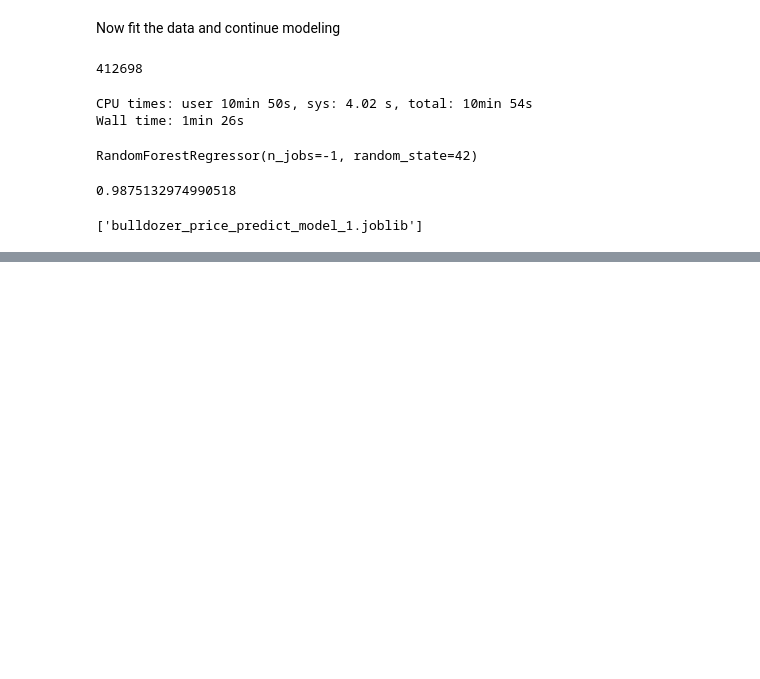
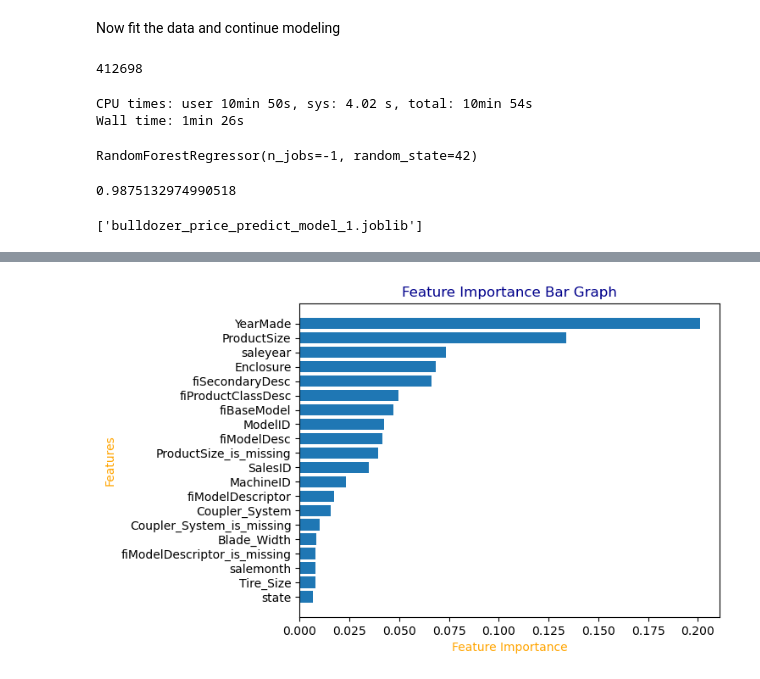
Before and after one commit to oitik/Machine_learning, a Jupyter notebook: supervised-learning-project-2/end-to-end-bulldozer-price-regression.ipynb, the cells around one changed output, grey strips where cells are left out. Saved outputs shown, nothing was run; the diff lists cells and outputs as text; code cells hidden in the pictures; blank space fills up the shorter version.

```diff
--- a/supervised-learning-project-2/end-to-end-bulldozer-price-regression.ipynb
+++ b/supervised-learning-project-2/end-to-end-bulldozer-price-regression.ipynb
@@ -598,0 +689,9 @@ dump(model, filename='bulldozer_price_predict_model_1.joblib')
+# %%
+# Change max_sample value
+from sklearn.ensemble import RandomForestRegressor
+
+model = RandomForestRegressor(random_state=42,
+                              max_samples=10000)
+# %%
+%%time
+model.fit(x_train, y_train)
@@ -598,0 +784,13 @@ dump(model, filename='bulldozer_price_predict_model_1.joblib')
+# %%
+%%time
+
+# Most ideal hyperparameters
+ideal_model = RandomForestRegressor(n_estimators=40,
+                                    min_samples_leaf=1,
+                                    min_samples_split=14,
+                                    max_features=0.5,
+                                    max_samples=None,
+                                    random_state=42) # so that our result can be reproducable
+
+# Fit the ideal model
+ideal_model.fit(x_train, y_train)
@@ -598,0 +1104,19 @@ dump(model, filename='bulldozer_price_predict_model_1.joblib')
+# %%
+# function to plot feature importance
+def plot_features(columns, importance, n=20):
+    df = (pd.DataFrame({
+        'features': columns,
+        'feature_importance': importance})
+        .sort_values('feature_importance', ascending=False)
+        .reset_index(drop=True))
+
+    fig, ax = plt.subplots()
+    ax.barh(df['features'][:n], df['feature_importance'][:n])
+    ax.set_ylabel('Features', color='orange')
+    ax.set_xlabel('Feature Importance', color='orange')
+    ax.invert_yaxis()
+    plt.title('Feature Importance Bar Graph', color='darkblue')
+# %%
+plot_features(x_train.columns, ideal_model.feature_importances_)
+# %% [output]
+[figure, added]
```
Also changed, not shown: parts of 50 cells of this notebook.
